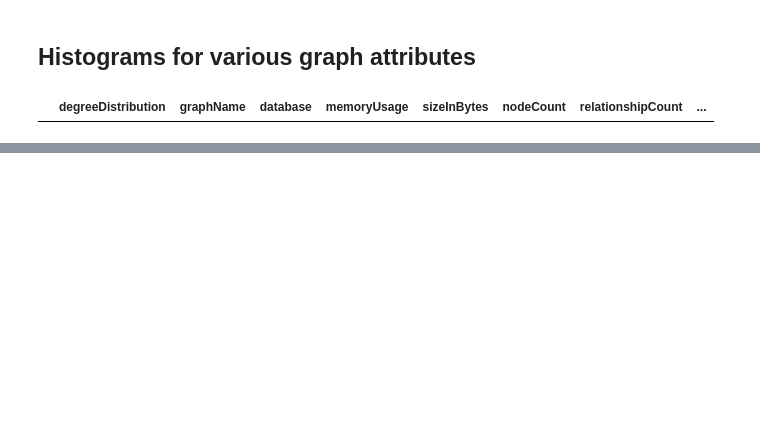
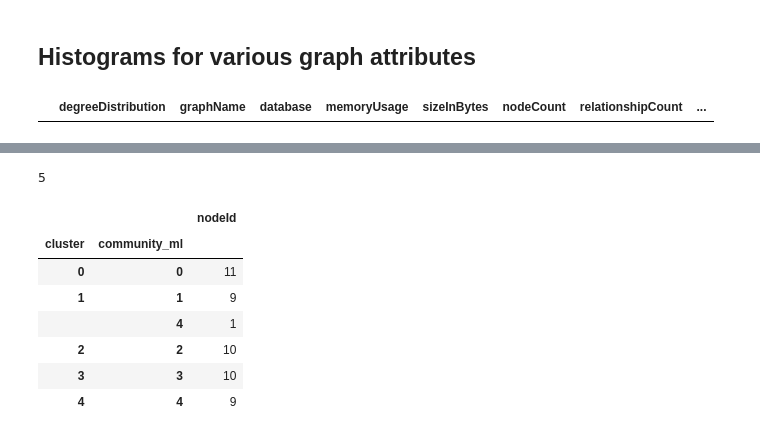
Before and after one commit to Transparency-Information-Language/tilt-graph-analyis, a Jupyter notebook: fake_data.ipynb, the cells around one changed output, grey strips where cells are left out. Drawn from its saved outputs; the diff is of its cells as text; code cells hidden in the pictures; blank space fills up the shorter version.

```diff
--- a/fake_data.ipynb
+++ b/fake_data.ipynb
@@ -632,0 +643,4 @@ Successfully Uploaded: 100.0 per. of tilts
+# %%
+res['communityCount']
+# %% [output]
+5
@@ -632,0 +649,11 @@ Successfully Uploaded: 100.0 per. of tilts
+# %%
+nodes_communities.groupby(['cluster', 'community_ml']).count()
+# %% [output]
+|  |  | nodeId |
+| cluster | community_ml |  |
+| 0 | 0 | 11 |
+| 1 | 1 | 9 |
+|  | 4 | 1 |
+| 2 | 2 | 10 |
+| 3 | 3 | 10 |
+| 4 | 4 | 9 |
```
Also changed, not shown: parts of 28 cells of this notebook.
